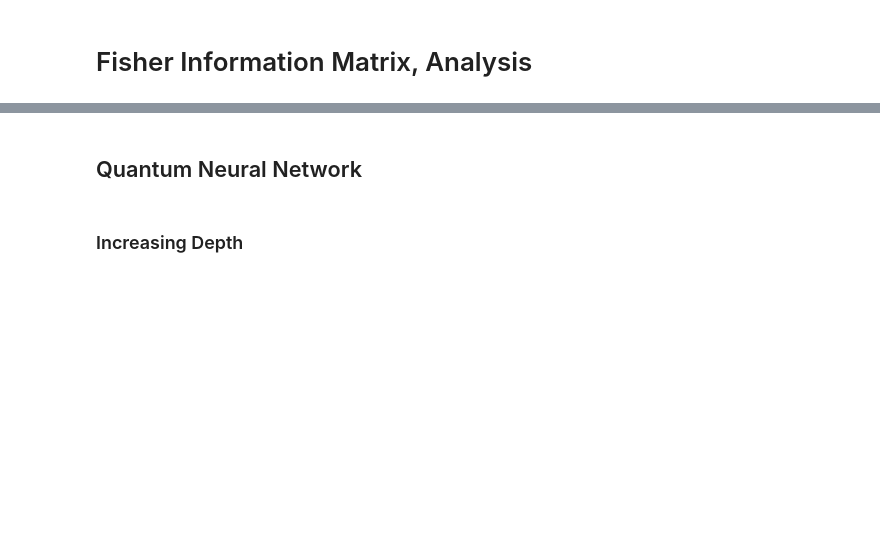
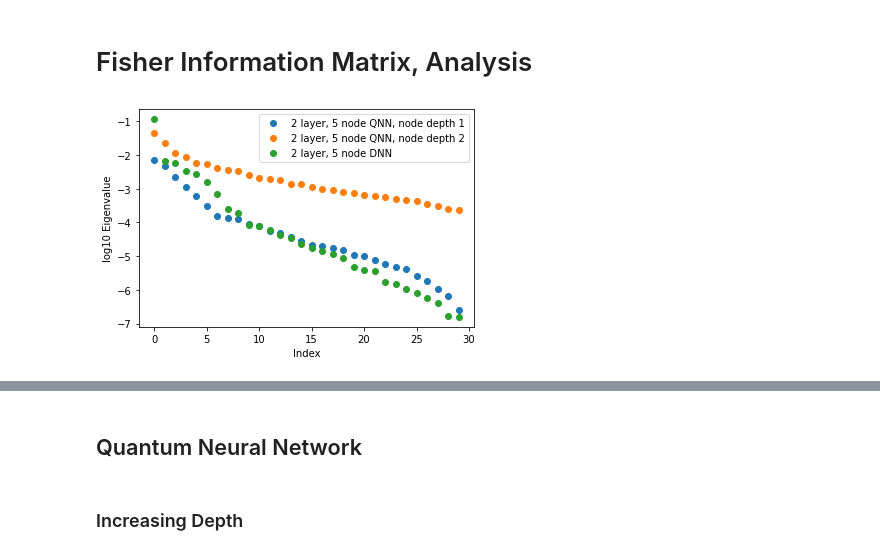
Before and after one commit to KristianWold/Thesis, a Jupyter notebook: notebooks/analysis/Fisher Information Matrix.ipynb, the cells around one changed output, grey strips where cells are left out. Drawn from its saved outputs; the diff is of its cells as text; code cells hidden in the pictures; blank space fills up the shorter version.

```diff
--- a/notebooks/analysis/Fisher Information Matrix.ipynb
+++ b/notebooks/analysis/Fisher Information Matrix.ipynb
@@ -16,3 +16,26 @@ from analysis import *
 %autoreload 2
 # %% [markdown]
 # Fisher Information Matrix, Analysis
+# %%
+fim1 = loader(data_path("fim_QNN_depth_2_width_5_reps_1_shots_100k"))
+eigen1 = fim1.eigen()
+fr1 = fim1.fisher_rao()
+
+fim2 = loader(data_path("fim_QNN_depth_2_width_5_reps_2_shots_100k"))
+eigen2 = fim2.eigen()
+fr2 = fim2.fisher_rao()
+
+fim3 = loader(data_path("fim_DNN_depth_2_width_5"))
+eigen3 = fim3.eigen()
+fr3 = fim3.fisher_rao()
+# %%
+plt.plot(np.log10(eigen1)[:30], "o")
+plt.plot(np.log10(eigen2)[:30], "o")
+plt.plot(np.log10(eigen3)[:30], "o")
+plt.xlabel("Index")
+plt.ylabel("log10 Eigenvalue")
+plt.legend(["2 layer, 5 node QNN, node depth 1", "2 layer, 5 node QNN, node depth 2", "2 layer, 5 node DNN"])
+
+plt.show()
+# %% [output]
+[figure, added]
```
Also changed, not shown: parts of 9 cells of this notebook, 23 other files.
